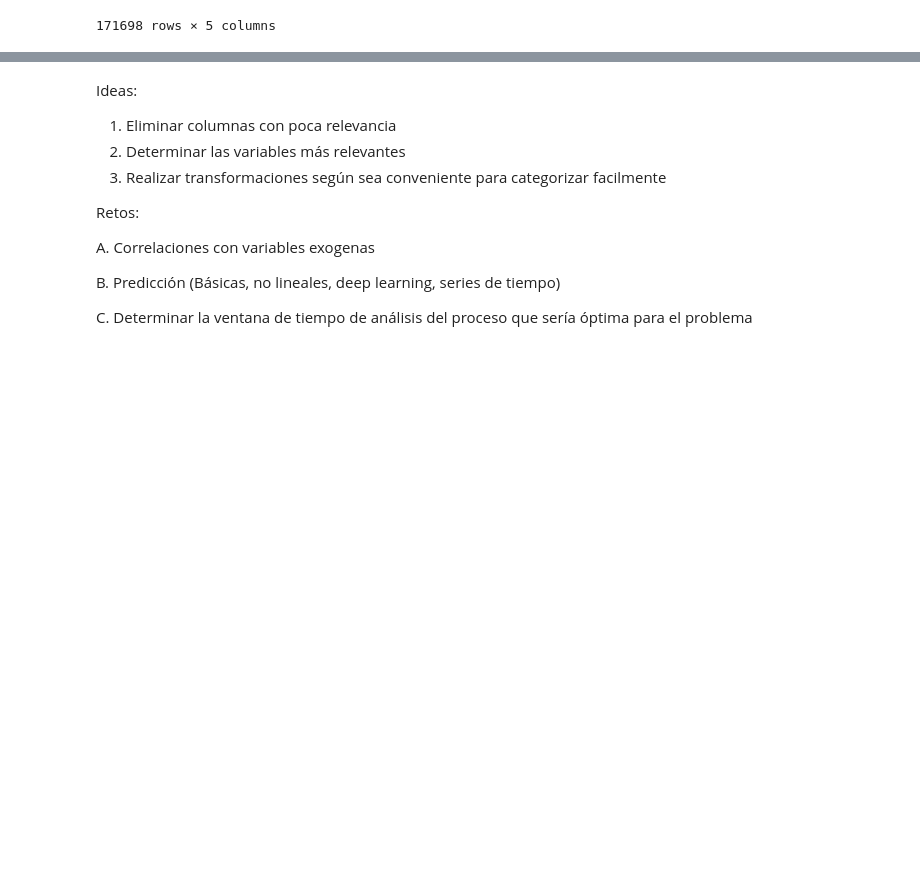
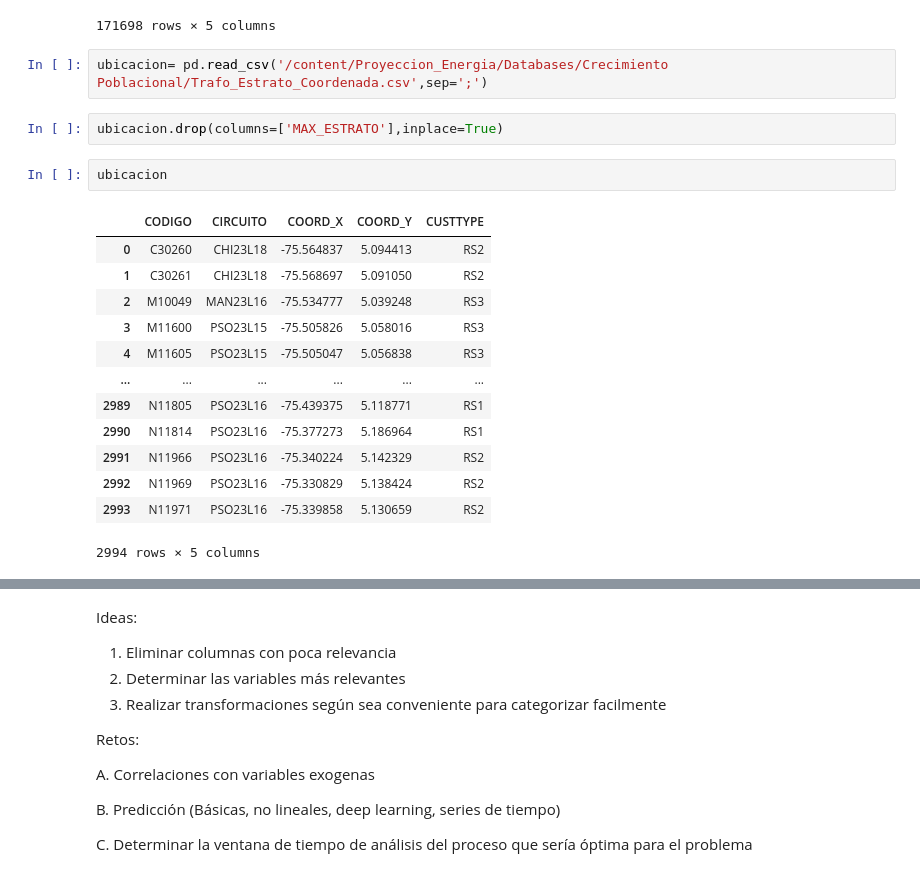
Before and after one commit to alvillegasru/Proyeccion_Energia, a Jupyter notebook: Cuaderno/ProyeccionDemanda.ipynb, the cells around one changed output, grey strips where cells are left out. Drawn from its saved outputs; the diff is of its cells as text; blank space fills up the shorter version.

```diff
--- a/Cuaderno/ProyeccionDemanda.ipynb
+++ b/Cuaderno/ProyeccionDemanda.ipynb
@@ -151,3 +157,23 @@ df_merged
 | 171696 | M55239 | PSO23L20 | 19021.0 | 2024-10-01 | 73.0 |
 | 171697 | M55240 | PSO23L20 | 8913.0 | 2024-10-01 | 41.0 |
 171698 rows × 5 columns
+# %%
+ubicacion= pd.read_csv('/content/Proyeccion_Energia/Databases/Crecimiento Poblacional/Trafo_Estrato_Coordenada.csv',sep=';')
+# %%
+ubicacion.drop(columns=['MAX_ESTRATO'],inplace=True)
+# %%
+ubicacion
+# %% [output]
+|  | CODIGO | CIRCUITO | COORD_X | COORD_Y | CUSTTYPE |
+| 0 | C30260 | CHI23L18 | -75.564837 | 5.094413 | RS2 |
+| 1 | C30261 | CHI23L18 | -75.568697 | 5.091050 | RS2 |
+| 2 | M10049 | MAN23L16 | -75.534777 | 5.039248 | RS3 |
+| 3 | M11600 | PSO23L15 | -75.505826 | 5.058016 | RS3 |
+| 4 | M11605 | PSO23L15 | -75.505047 | 5.056838 | RS3 |
+| ... | ... | ... | ... | ... | ... |
+| 2989 | N11805 | PSO23L16 | -75.439375 | 5.118771 | RS1 |
+| 2990 | N11814 | PSO23L16 | -75.377273 | 5.186964 | RS1 |
+| 2991 | N11966 | PSO23L16 | -75.340224 | 5.142329 | RS2 |
+| 2992 | N11969 | PSO23L16 | -75.330829 | 5.138424 | RS2 |
+| 2993 | N11971 | PSO23L16 | -75.339858 | 5.130659 | RS2 |
+2994 rows × 5 columns
```
Also changed, not shown: parts of 3 cells of this notebook.
